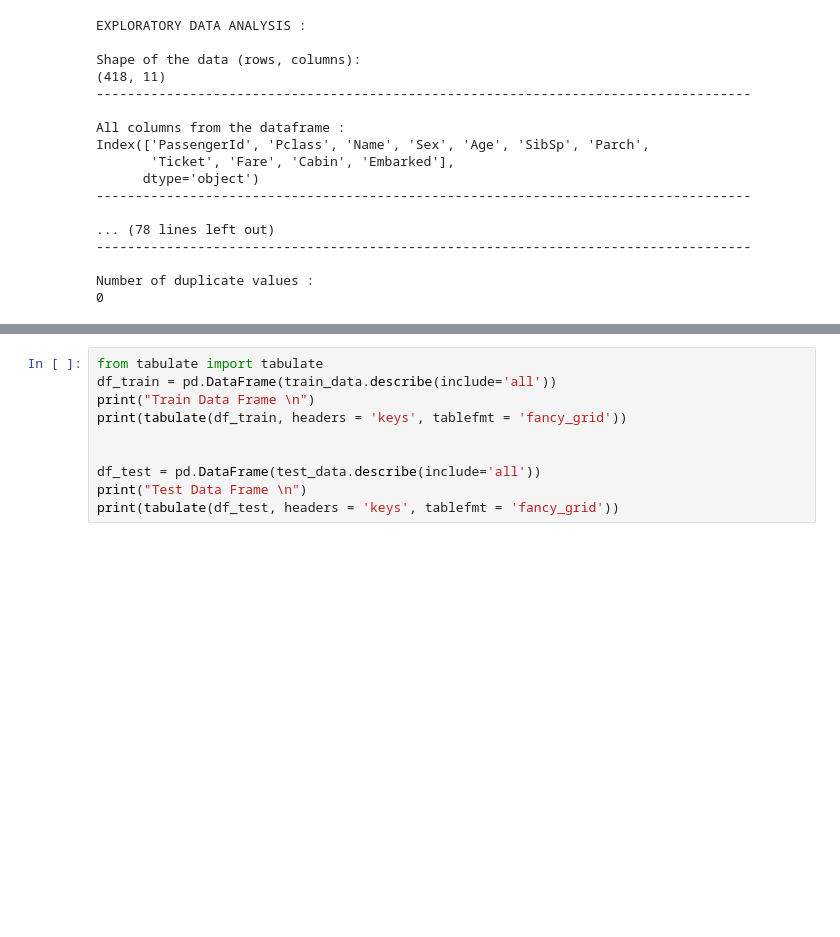
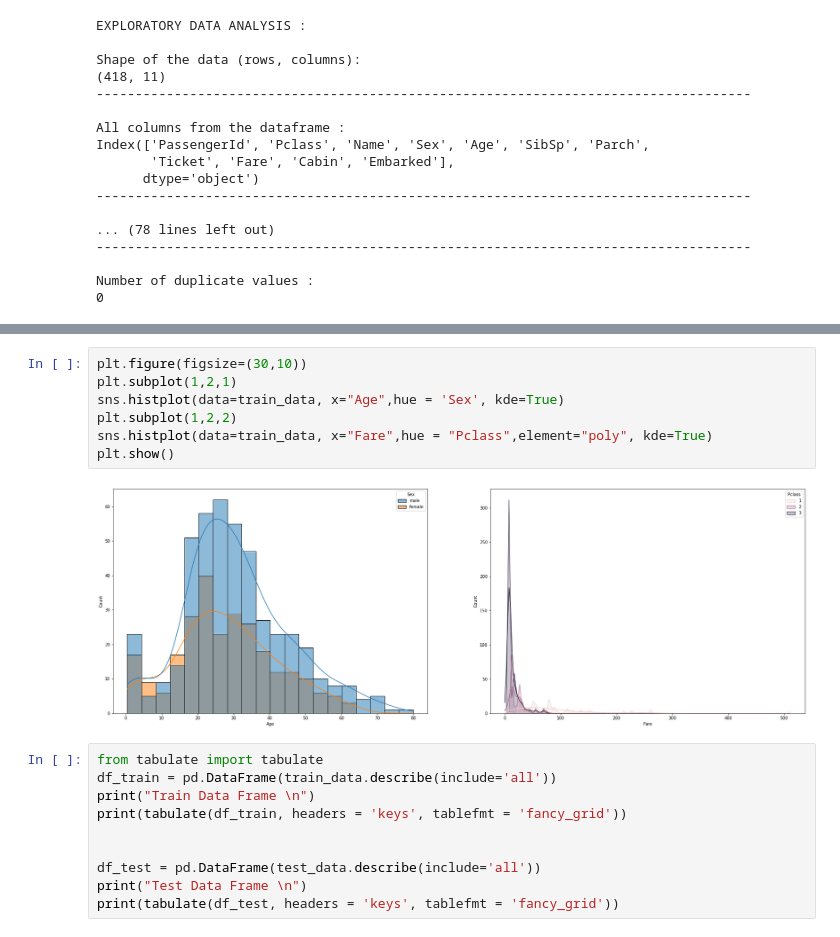
Before and after one commit to mits-ds/Kaggle, a Jupyter notebook: mm-titanic.ipynb, the cells around one changed output, grey strips where cells are left out. Saved outputs shown, nothing was run; the diff lists cells and outputs as text; blank space fills up the shorter version.

```diff
--- a/mm-titanic.ipynb
+++ b/mm-titanic.ipynb
@@ -156,3 +187,12 @@ Number of duplicate values :
+# %%
+plt.figure(figsize=(30,10))
+plt.subplot(1,2,1)
+sns.histplot(data=train_data, x="Age",hue = 'Sex', kde=True)
+plt.subplot(1,2,2)
+sns.histplot(data=train_data, x="Fare",hue = "Pclass",element="poly", kde=True)
+plt.show()
+# %% [output]
+[figure, added]
 # %%
 from tabulate import tabulate
 df_train = pd.DataFrame(train_data.describe(include='all'))
```
Also changed, not shown: parts of 16 cells of this notebook.
